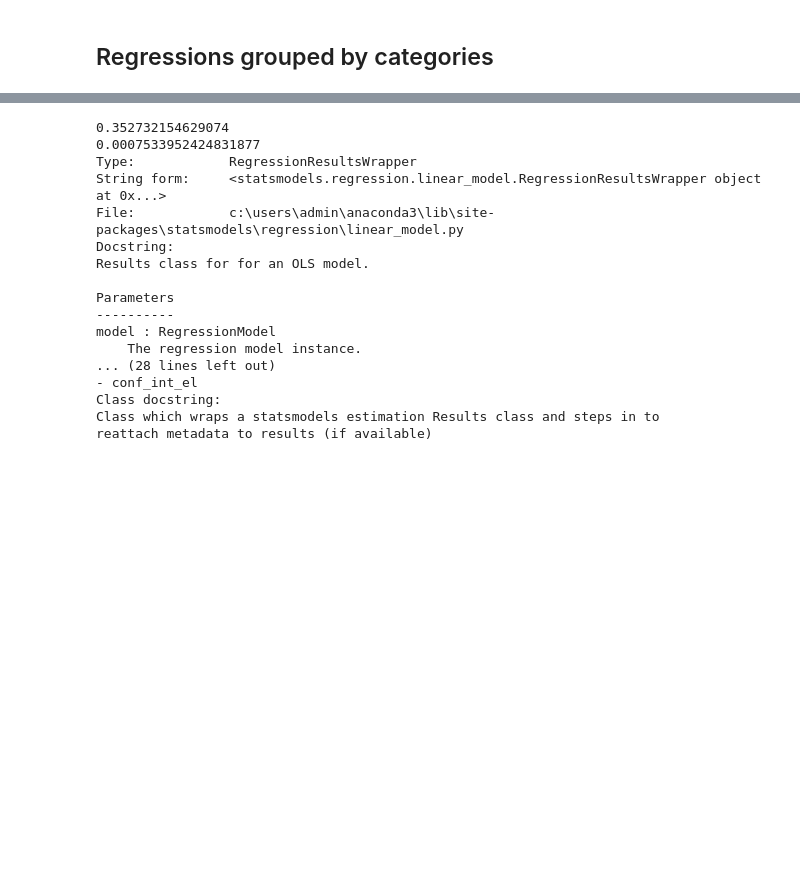
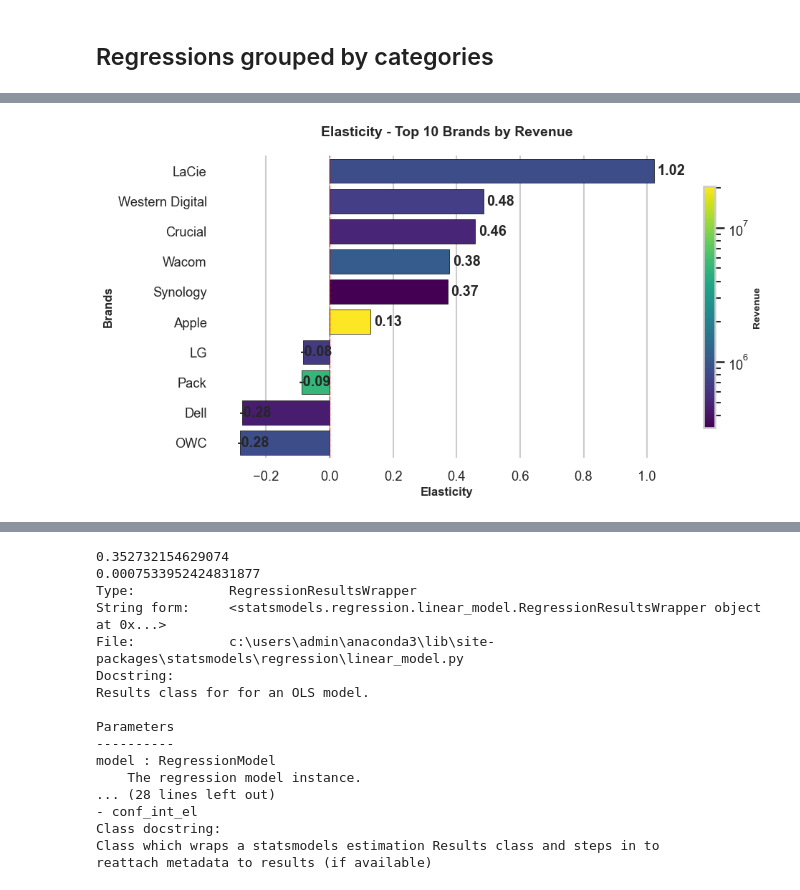
Before and after one commit to smnfrse/eniac_cleaning, a Jupyter notebook: notebooks/Discount regression.ipynb, the cells around one changed output, grey strips where cells are left out. Saved outputs shown, nothing was run; the diff lists cells and outputs as text; code cells hidden in the pictures; blank space fills up the shorter version.

```diff
--- a/notebooks/Discount regression.ipynb
+++ b/notebooks/Discount regression.ipynb
@@ -129 +178,62 @@ plot_nformat(weekly_df)
+# %%
+def bar_plot(df, x_col, y_col, group_name, nlarg_col, nlarg_num = 10):
+    # Sort by elasticity and prepare data
+    sorted_data = df.nlargest(nlarg_num, nlarg_col).sort_values(x_col, ascending=False)
+
+    # Create the plot with color representing revenue on log scale
+    plt.figure(figsize=(10, 5.625))
+
+    ax = sns.barplot(data=sorted_data,
+                x=x_col,
+                y=y_col,
+                hue=y_col,
+                edgecolor='black',
+                linewidth=0.5)
+
+    # Create custom colors based on revenue (log scale)
+    from matplotlib.colors import LogNorm
+
+    # Get revenue values and apply log scale
+    revenues = sorted_data[nlarg_col].values
+    log_revenues = np.log10(revenues)  # Log transform
+
+    # Normalize for colormap
+    norm = LogNorm(vmin=revenues.min(), vmax=revenues.max())
+    cmap = plt.cm.viridis
+
+    # Update bar colors based on revenue
+    for i, bar in enumerate(ax.patches):
+        bar.set_facecolor(cmap(norm(revenues[i])))
+
+    # Customize the plot
+    plt.title(f'{x_col} - Top 10 {group_name} by {nlarg_col}',
+            fontsize=14, fontweight='bold', pad=20)
+    plt.xlabel(x_col, fontsize=12, fontweight='bold')
+    plt.ylabel(group_name, fontsize=12, fontweight='bold')
+
+    # Add value labels on bars
+    for i, (v, rev) in enumerate(zip(sorted_data[x_col], sorted_data[nlarg_col])):
+        ax.text(v + 0.01 * (1 if v >= 0 else -1), i,
+                f'{v:.2f}',
+                va='center',
+                fontweight='bold')
+
+    # Add vertical line at x=0 for reference
+    plt.axvline(x=0, color='red', linestyle='--', alpha=0.7, linewidth=1)
+
+    # Add colorbar to show revenue scale
+    sm = plt.cm.ScalarMappable(cmap=cmap, norm=norm)
+    sm.set_array([])
+    cbar = plt.colorbar(sm, ax=ax, shrink=0.8)
+    cbar.set_label(nlarg_col, fontsize=10, fontweight='bold')
+
+    # Adjust layout
+    sns.despine(left=True, bottom=True)
+    plt.tight_layout()
+
+    plt.show()
+
+bar_plot(brand_elasticities, 'Elasticity', 'long', 'Brands', 'Revenue', 10)
+# %% [output]
+[figure, added]
 # %%
```
Also changed, not shown: parts of 20 cells of this notebook, 42 other files.
